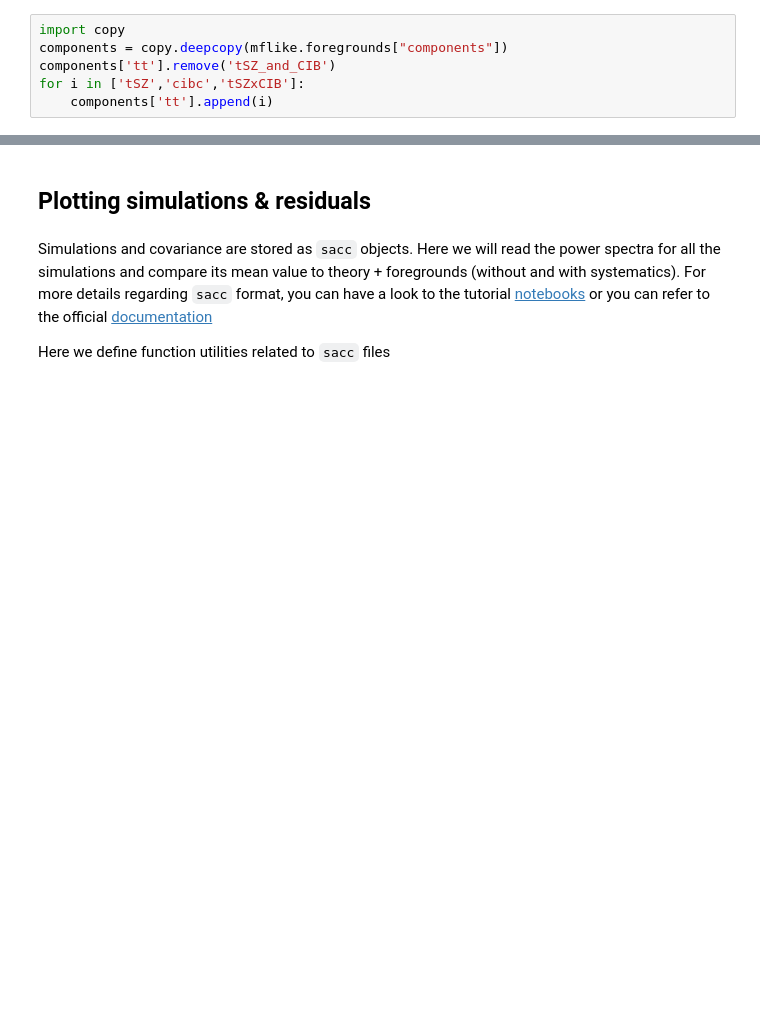
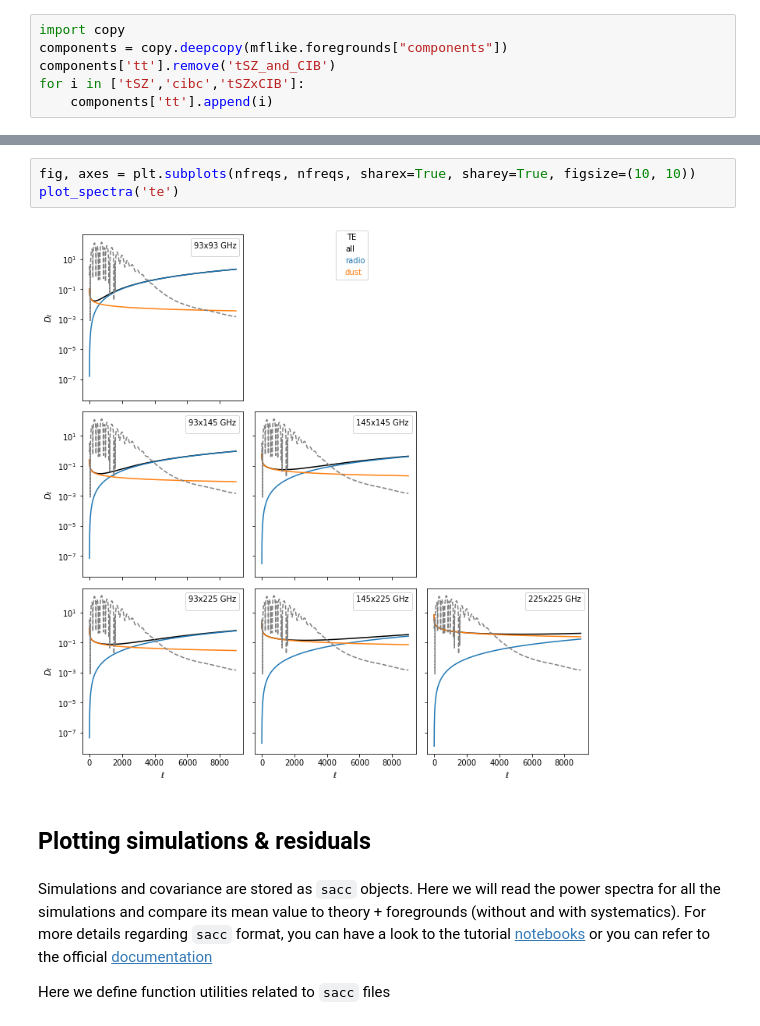
Before and after one commit to simonsobs/LAT_MFLike, a Jupyter notebook: notebooks/mflike_tutorial.ipynb, the cells around one changed output, grey strips where cells are left out. Drawn from its saved outputs; the diff is of its cells as text; blank space fills up the shorter version.

```diff
--- a/notebooks/mflike_tutorial.ipynb
+++ b/notebooks/mflike_tutorial.ipynb
@@ -265,3 +277,8 @@ We can also plot the 'ee' or 'te' fields by changing `mode` in the previous cell
+# %%
+fig, axes = plt.subplots(nfreqs, nfreqs, sharex=True, sharey=True, figsize=(10, 10))
+plot_spectra('te')
+# %% [output]
+[figure, added]
 # %% [markdown]
 ## Plotting simulations & residuals
 # %% [markdown]
```
Also changed, not shown: parts of 7 cells of this notebook.
